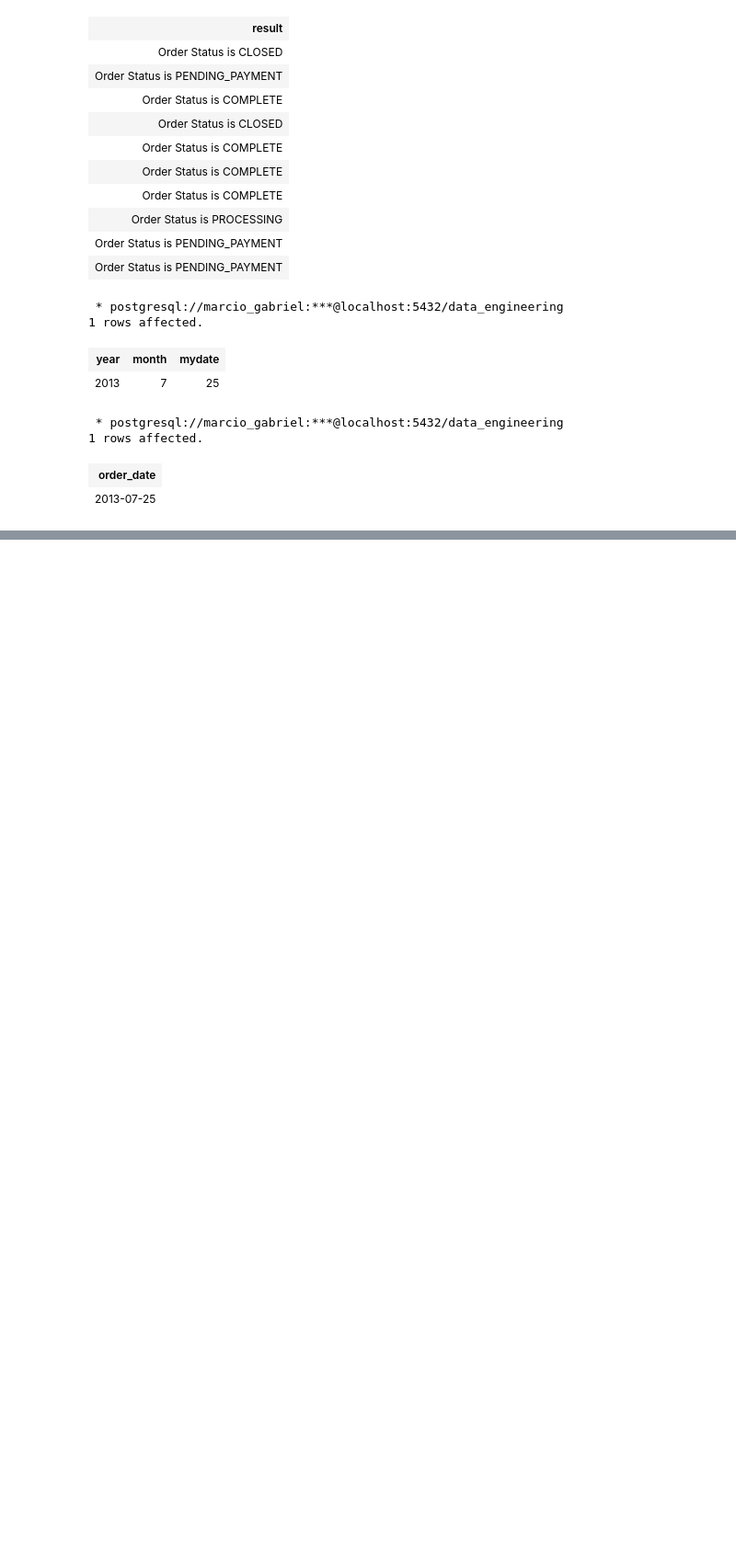
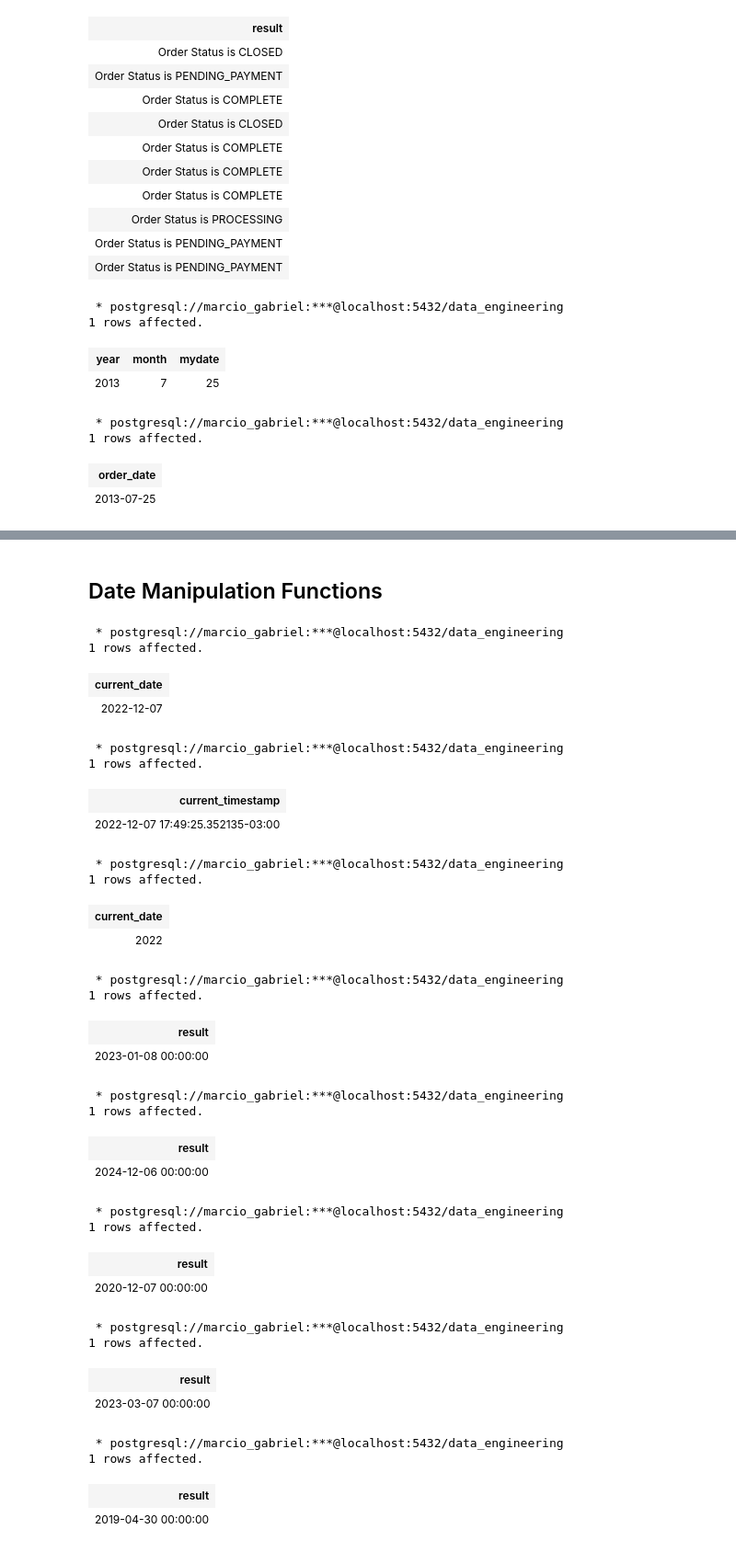
Before and after one commit to marcioGabrielMengali/data-engineering-essentials, a Jupyter notebook: section-13/predifined_functions.ipynb, the cells around one changed output, grey strips where cells are left out. Shown: that part at 92% size. Saved outputs shown, nothing was run; the diff lists cells and outputs as text; code cells hidden in the pictures; blank space fills up the shorter version.

Commit message:
Predifined functions part 3

```diff
--- a/section-13/predifined_functions.ipynb
+++ b/section-13/predifined_functions.ipynb
@@ -363,0 +375,74 @@ FROM
+# %% [markdown]
+## Date Manipulation Functions
+# %%
+%%sql
+
+SELECT current_date AS current_date
+# %% [output]
+ * postgresql://marcio_gabriel:***@localhost:5432/data_engineering
+1 rows affected.
+| current_date |
+| 2022-12-07 |
+# %%
+%%sql
+
+SELECT current_timestamp AS current_timestamp
+# %% [output]
+ * postgresql://marcio_gabriel:***@localhost:5432/data_engineering
+1 rows affected.
+| current_timestamp |
+| 2022-12-07 17:49:25.352135-03:00 |
+# %%
+%%sql
+
+SELECT substring(current_date::varchar, 1, 4) AS current_date
+# %% [output]
+ * postgresql://marcio_gabriel:***@localhost:5432/data_engineering
+1 rows affected.
+| current_date |
+| 2022 |
+# %%
+%%sql
+
+SELECT current_date + INTERVAL '32 DAYS' AS result
+# %% [output]
+ * postgresql://marcio_gabriel:***@localhost:5432/data_engineering
+1 rows affected.
+| result |
+| 2023-01-08 00:00:00 |
+# %%
+%%sql
+
+SELECT current_date + INTERVAL '730 DAYS' AS result
+# %% [output]
+ * postgresql://marcio_gabriel:***@localhost:5432/data_engineering
+1 rows affected.
+| result |
+| 2024-12-06 00:00:00 |
+# %%
+%%sql
+
+SELECT current_date + INTERVAL '-730 DAYS' AS result
+# %% [output]
+ * postgresql://marcio_gabriel:***@localhost:5432/data_engineering
+1 rows affected.
+| result |
+| 2020-12-07 00:00:00 |
+# %%
+%%sql
+
+SELECT current_date + INTERVAL '3 MONTHS' AS result
+# %% [output]
+ * postgresql://marcio_gabriel:***@localhost:5432/data_engineering
+1 rows affected.
+| result |
+| 2023-03-07 00:00:00 |
+# %%
+%%sql
+
+SELECT '2019-01-31'::date + INTERVAL '3 MONTHS' AS result
+# %% [output]
+ * postgresql://marcio_gabriel:***@localhost:5432/data_engineering
+1 rows affected.
+| result |
+| 2019-04-30 00:00:00 |
```
Also changed, not shown: parts of 13 cells of this notebook.
